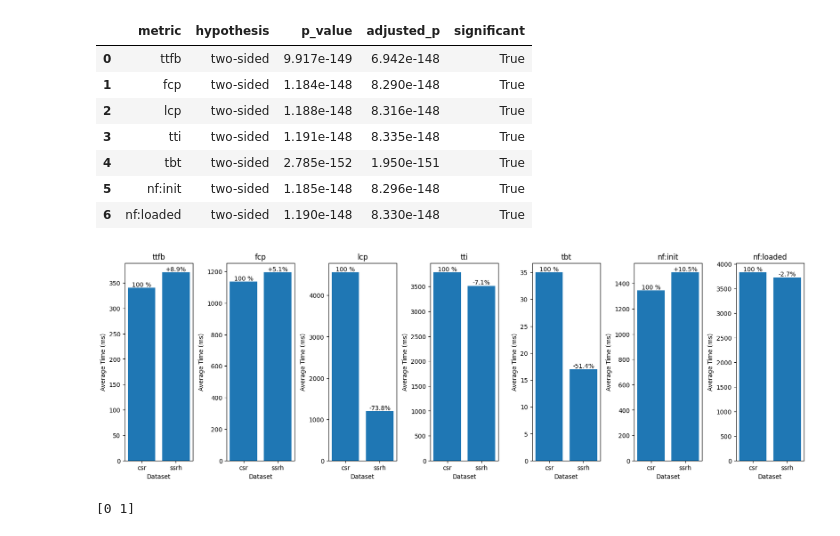
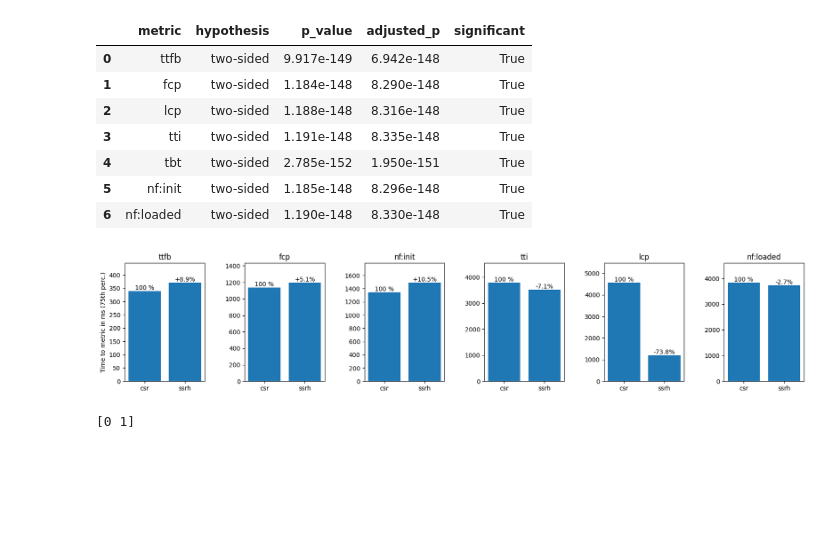
Before and after one commit to Aukevanoost/migrating-stateful-monoliths-to-microfrontends, a Jupyter notebook: analytics/notebooks/core-web-vitals/testrun-8/csr-ssrh-throttled.ipynb, the cells around one changed output. Drawn from its saved outputs; the diff is of its cells as text; code cells hidden in the pictures; blank space fills up the shorter version.

```diff
--- a/analytics/notebooks/core-web-vitals/testrun-8/csr-ssrh-throttled.ipynb
+++ b/analytics/notebooks/core-web-vitals/testrun-8/csr-ssrh-throttled.ipynb
@@ -248,35 +248,43 @@ results
 | 5 | nf:init | two-sided | 1.185e-148 | 8.296e-148 | True |
 | 6 | nf:loaded | two-sided | 1.190e-148 | 8.330e-148 | True |
 # %%
-def plot_bar_chart(feature, loc):
+metrics = ['ttfb', 'fcp', 'nf:init', 'tti', 'lcp', 'nf:loaded']
+
+def plot_bar_chart(feature, loc, show_ylabel=False):
     percentiles = {d: cleaned_datasets[d][feature].quantile(0.75) for d in datasets}
     bars = loc.bar(percentiles.keys(), percentiles.values())
 
     baseline = list(percentiles.values())[0]
+    max_height = max(percentiles.values())
+
+    # Add 20% padding to the top of each chart
+    loc.set_ylim(0, max_height * 1.2)
+
     for i, bar in enumerate(bars):
         height = bar.get_height()
         percentage = ((height / baseline) - 1) * 100
         label = f'100 %' if (i == 0) else f'{percentage:+.1f}%'
         loc.text(bar.get_x() + bar.get_width()/2., height,
                 label,
                 ha='center', va='bottom')
 
     loc.set_title(feature)
-    loc.set_ylabel('Average Time (ms)')
-    loc.set_xlabel('Dataset')
+    if show_ylabel:
+        loc.set_ylabel('Time to metric in ms (75th perc.)')
 
-def graphs(plot_func, features, height=10):
+def graphs(plot_func, features, height=3):
     cols = len(features)
-    _, axes = plt.subplots(ncols=cols, figsize=(20, 5))
+    _, axes = plt.subplots(ncols=cols, figsize=(20, height))
     plt.subplots_adjust(hspace=0.3, wspace=0.5, top=0.95, bottom=0.05)
     for y, f in enumerate(features):
-        plot_func(f, axes[y])
+        # Only show ylabel for the first plot (y=0)
+        plot_func(f, axes[y], show_ylabel=(y==0))
     return plt
 
-graphs(plot_bar_chart, target_features)
+graphs(plot_bar_chart, metrics)
 plt.show()
 # %% [output]
-[figure, old version]
+[figure, new version]
 # %%
 import numpy as np
 import matplotlib.pyplot as plt
```
Also changed, not shown: 15 other files.
